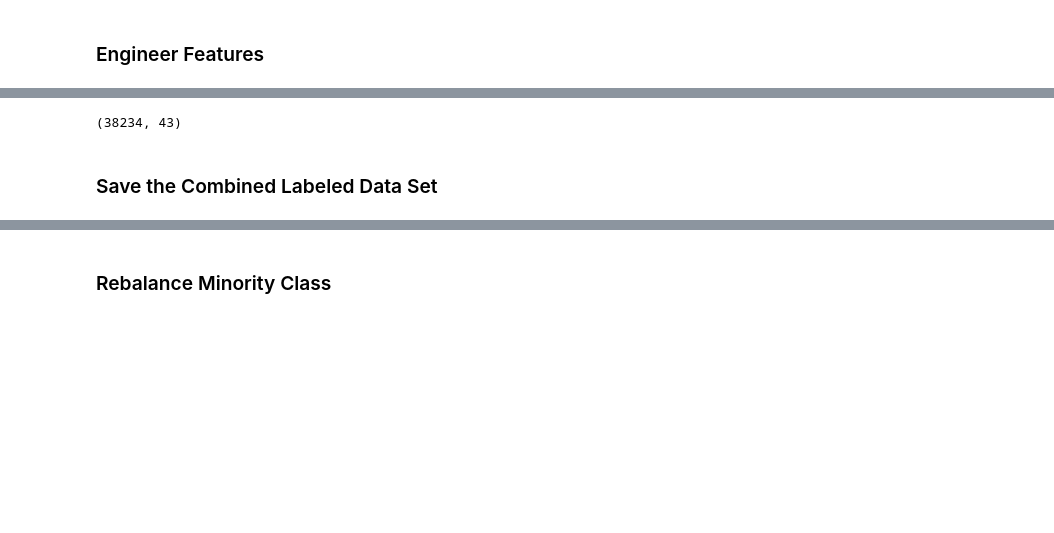
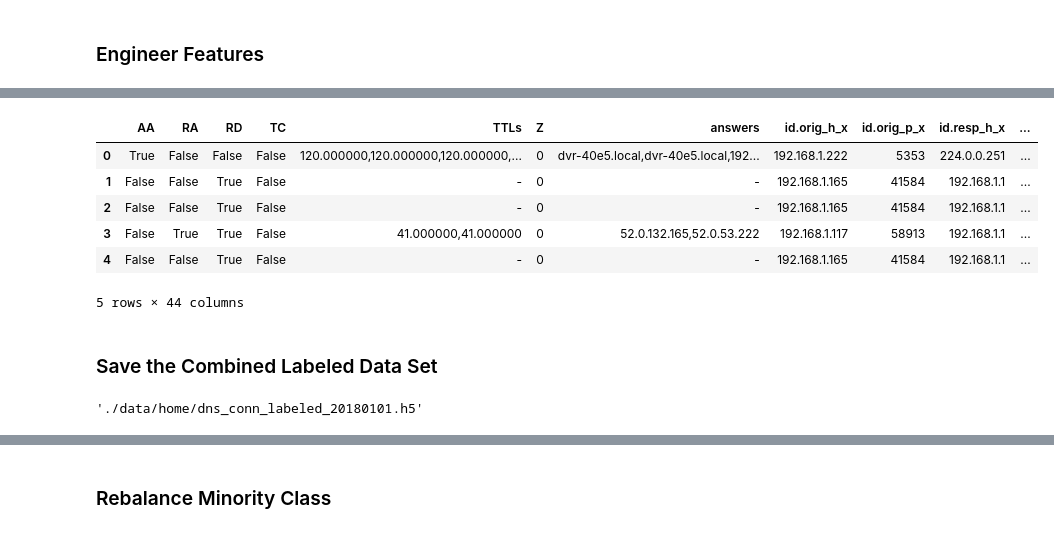
Before and after one commit to robOcity/wakeful, a Jupyter notebook: bro_logs.ipynb, the cells around one changed output, grey strips where cells are left out. Cells and saved outputs as stored; diff of their text form; code cells hidden in the pictures; blank space fills up the shorter version.

```diff
--- a/bro_logs.ipynb
+++ b/bro_logs.ipynb
@@ -190,3 +194,5 @@ True
+# %%
+norm_df = df.copy(deep=True)
 # %% [markdown]
 ### Build the Malicious Data Set
 # %%
@@ -247,13 +268,22 @@ df.shape
 # %%
-df['pcr'] = log_munger.calc_pcr(df)
-df.shape
+df['pcr'] = metrics.calc_pcr(df)
+df['query_entropy'] = df['query'].apply(metrics.calc_entropy)
+df.head()
 # %% [output]
+|  | AA | RA | RD | TC | TTLs | Z | answers | id.orig_h_x | id.orig_p_x | id.resp_h_x | ... |
+| 0 | True | False | False | False | 120.000000,120.000000,120.000000,... | 0 | dvr-40e5.local,dvr-40e5.local,192... | 192.168.1.222 | 5353 | 224.0.0.251 | ... |
+| 1 | False | False | True | False | - | 0 | - | 192.168.1.165 | 41584 | 192.168.1.1 | ... |
+| 2 | False | False | True | False | - | 0 | - | 192.168.1.165 | 41584 | 192.168.1.1 | ... |
+| 3 | False | True | True | False | 41.000000,41.000000 | 0 | 52.0.132.165,52.0.53.222 | 192.168.1.117 | 58913 | 192.168.1.1 | ... |
+| 4 | False | False | True | False | - | 0 | - | 192.168.1.165 | 41584 | 192.168.1.1 | ... |
-(38234, 43)
+5 rows × 44 columns
 # %% [markdown]
 ### Save the Combined Labeled Data Set
 # %%
 key = 'dns_conn_labeled_20180101'
 log_munger.df_to_hdf5(df, key, './data/home/')
+# %% [output]
+'./data/home/dns_conn_labeled_20180101.h5'
 # %%
 !ls -lh ./data/home/*.h5
 # %% [output]
```
Also changed, not shown: parts of 46 cells of this notebook, 8 other files.
